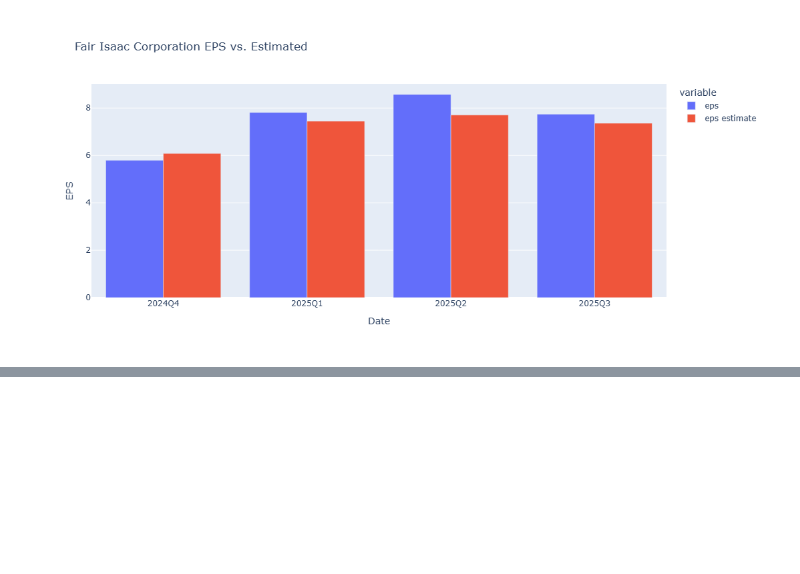
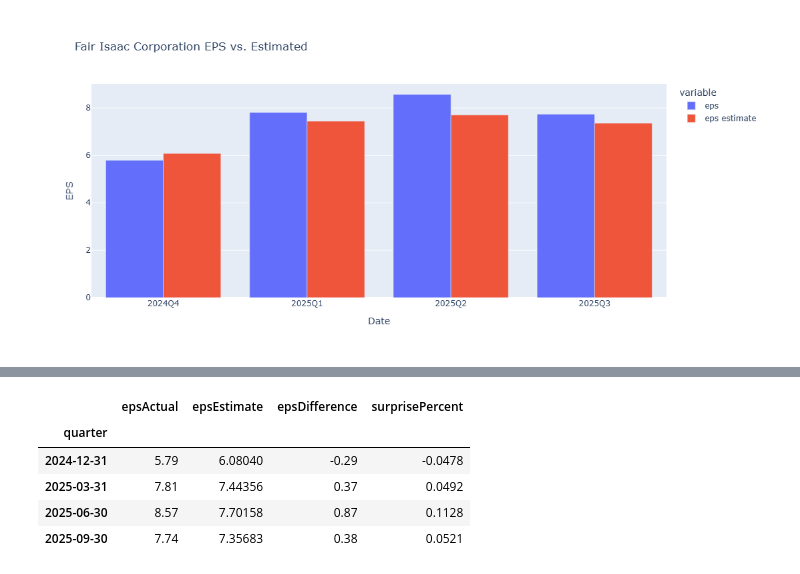
Before and after one commit to JustinWoo20/stock-screener, a Jupyter notebook: notebooks/eps.ipynb, the cells around one changed output, grey strips where cells are left out. Drawn from its saved outputs; the diff is of its cells as text; code cells hidden in the pictures; blank space fills up the shorter version.

```diff
--- a/notebooks/eps.ipynb
+++ b/notebooks/eps.ipynb
@@ -81,0 +123,10 @@ future_eps(ticker=stock, eps_previous=history)
+# %%
+eps = stock.get_earnings_history()
+eps
+# %% [output]
+|  | epsActual | epsEstimate | epsDifference | surprisePercent |
+| quarter |  |  |  |  |
+| 2024-12-31 | 5.79 | 6.08040 | -0.29 | -0.0478 |
+| 2025-03-31 | 7.81 | 7.44356 | 0.37 | 0.0492 |
+| 2025-06-30 | 8.57 | 7.70158 | 0.87 | 0.1128 |
+| 2025-09-30 | 7.74 | 7.35683 | 0.38 | 0.0521 |
```
Also changed, not shown: parts of 9 cells of this notebook, 1 other file.
